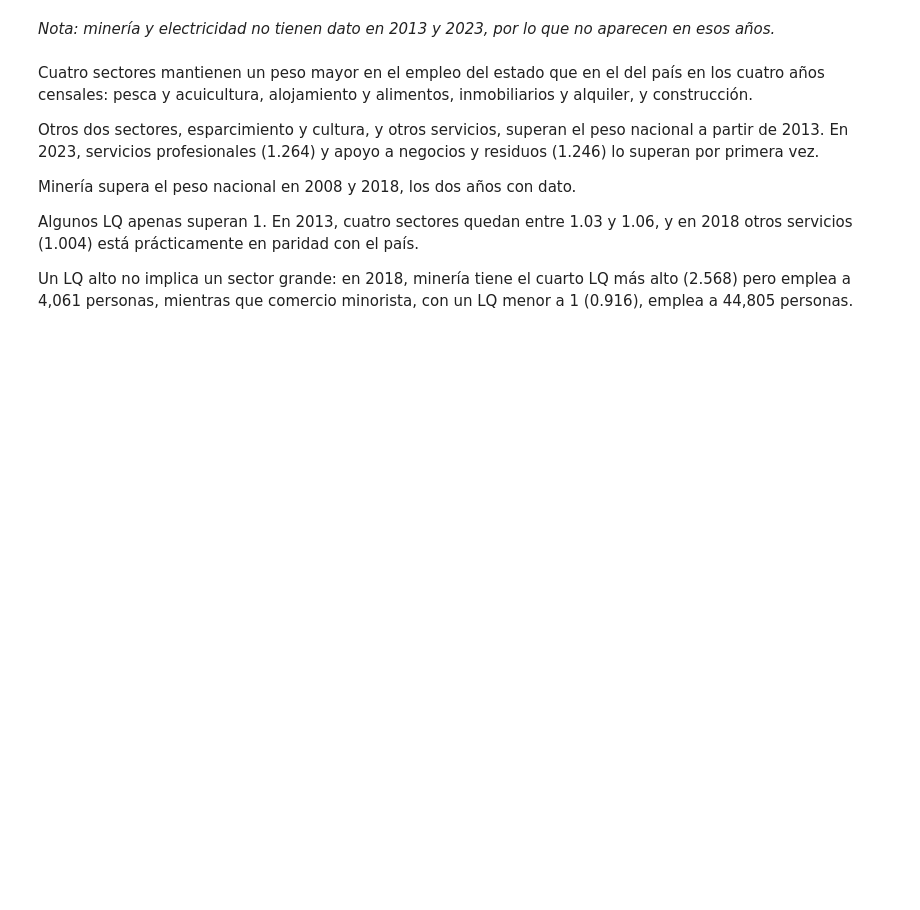
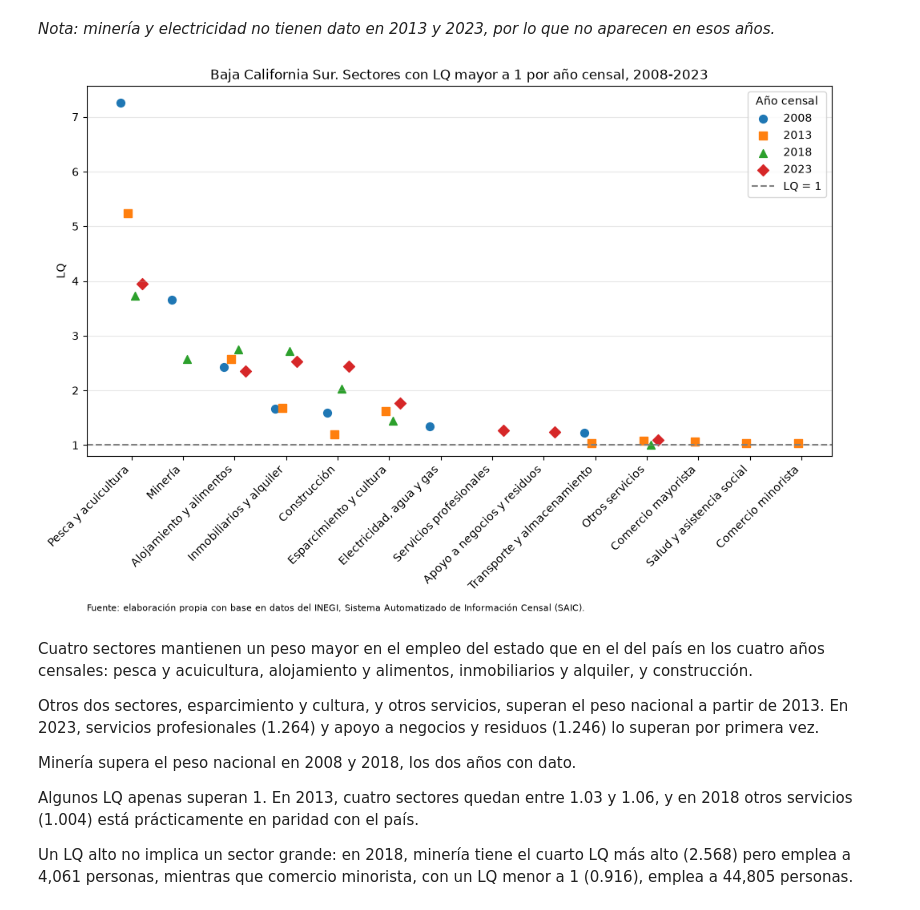
Before and after one commit to Jose-Castanedas/coeficiente_localizacion, a Jupyter notebook: notebook/coeficiente_localizacion_bcs.ipynb, the cells around one changed output. Cells and saved outputs as stored; diff of their text form; code cells hidden in the pictures; blank space fills up the shorter version.

Commit message:
feat: agrega código para generar gráfica 1

```diff
--- a/notebook/coeficiente_localizacion_bcs.ipynb
+++ b/notebook/coeficiente_localizacion_bcs.ipynb
@@ -489,6 +490,52 @@ tabla_lq
 | 10 |  | Comercio minorista (1.034) |  |  |
 # %% [markdown]
 *Nota: minería y electricidad no tienen dato en 2013 y 2023, por lo que no aparecen en esos años.*
+# %%
+# Gráfica 1. Sectores con LQ mayor a 1 por año censal, 2008-2023
+
+# 1. Conservar los sectores con LQ > 1 en al menos un año (el resto queda en NaN)
+
+lq_mayor_1 = lq.where(lq > 1).dropna(how='all')
+
+# 2. Ordenar de mayor a menor según el LQ máximo de cada sector
+
+lq_mayor_1 = lq_mayor_1.loc[lq_mayor_1.max(axis=1).sort_values(ascending=False).index]
+
+# 3. Posición de cada sector, y desplazamiento, color y marcador de cada año
+
+posiciones = range(len(lq_mayor_1))
+desplazamientos = [-0.21, -0.07, 0.07, 0.21]
+colores = ['tab:blue', 'tab:orange', 'tab:green', 'tab:red']
+marcadores = ['o', 's', '^', 'D']
+
+# 4. Crear la figura y dibujar un punto por sector y año
+
+plt.figure(figsize=(12, 6))
+
+for año, desplazamiento, color, marcador in zip(lista_años, desplazamientos, colores, marcadores):
+    x = [i + desplazamiento for i in posiciones]
+    plt.scatter(x, lq_mayor_1[año], color=color, marker=marcador, s=50, label=año)
+
+# 5. Línea de referencia en LQ = 1
+
+plt.axhline(1, linestyle='--', color='gray', label='LQ = 1')
+
+# 6. Ejes, título, cuadrícula, leyenda y fuente
+
+plt.xticks(posiciones, lq_mayor_1.index, rotation=45, ha='right')
+plt.ylim(bottom=0.8)
+plt.ylabel('LQ')
+plt.title('Baja California Sur. Sectores con LQ mayor a 1 por año censal, 2008-2023')
+plt.grid(axis='y', alpha=0.3)
+plt.legend(title='Año censal')
+plt.xlabel('Fuente: elaboración propia con base en datos del INEGI, Sistema Automatizado de Información Censal (SAIC).', loc='left', fontsize=8, labelpad=10)
+
+# 7. Guardar y mostrar
+
+plt.savefig('../figures/grafica_01_lq_mayor_a_1.png', dpi=150, bbox_inches='tight')
+plt.show()
+# %% [output]
+[figure, added]
 # %% [markdown]
 Cuatro sectores mantienen un peso mayor en el empleo del estado que en el del país en los cuatro años censales: pesca y acuicultura, alojamiento y alimentos, inmobiliarios y alquiler, y construcción.
 
```
Also changed, not shown: parts of 1 cell of this notebook.
